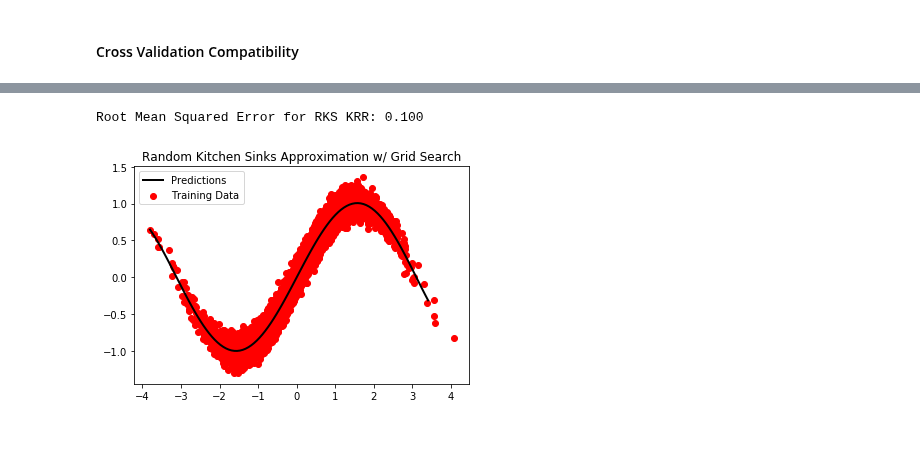
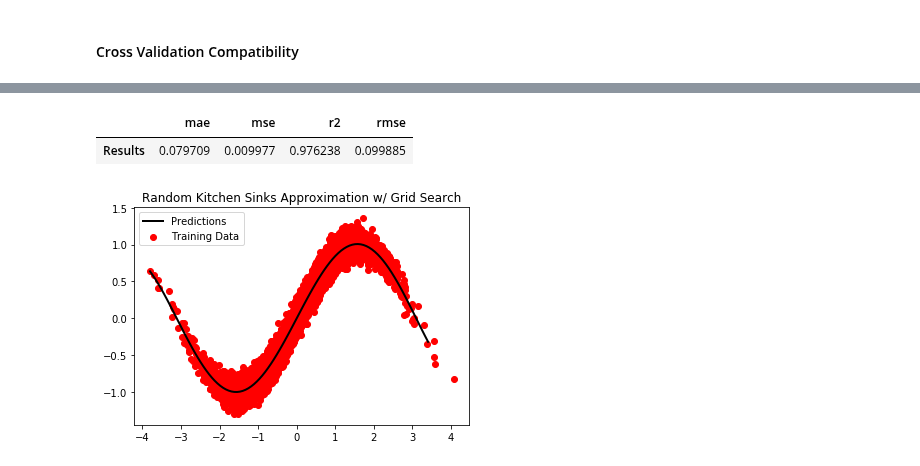
Before and after one commit to jejjohnson/kernellib, a Jupyter notebook: notebooks/largescale_example.ipynb, the cells around one changed output, grey strips where cells are left out. Cells and saved outputs as stored; diff of their text form; code cells hidden in the pictures; blank space fills up the shorter version.

```diff
--- a/notebooks/largescale_example.ipynb
+++ b/notebooks/largescale_example.ipynb
@@ -90,9 +95,9 @@ Fitting 3 folds for each of 100 candidates, totalling 300 fits
-# %%
-y_pred = rks_grid_model.predict(xtest)
-rmse = (1 / np.sqrt(n_test)) * np.linalg.norm(y_pred - ytest)
-print('Root Mean Squared Error for RKS KRR: {:.3f}'.format(rmse))
-# %% [output]
-Root Mean Squared Error for RKS KRR: 0.100
+# %%
+y_pred = rks_grid_model.predict(xtest)
+r_assessment(y_pred, ytest)
+# %% [output]
+|  | mae | mse | r2 | rmse |
+| Results | 0.079709 | 0.009977 | 0.976238 | 0.099885 |
 # %%
 fig, ax = plt.subplots()
 
```
Also changed, not shown: parts of 24 cells of this notebook, 5 other files.
